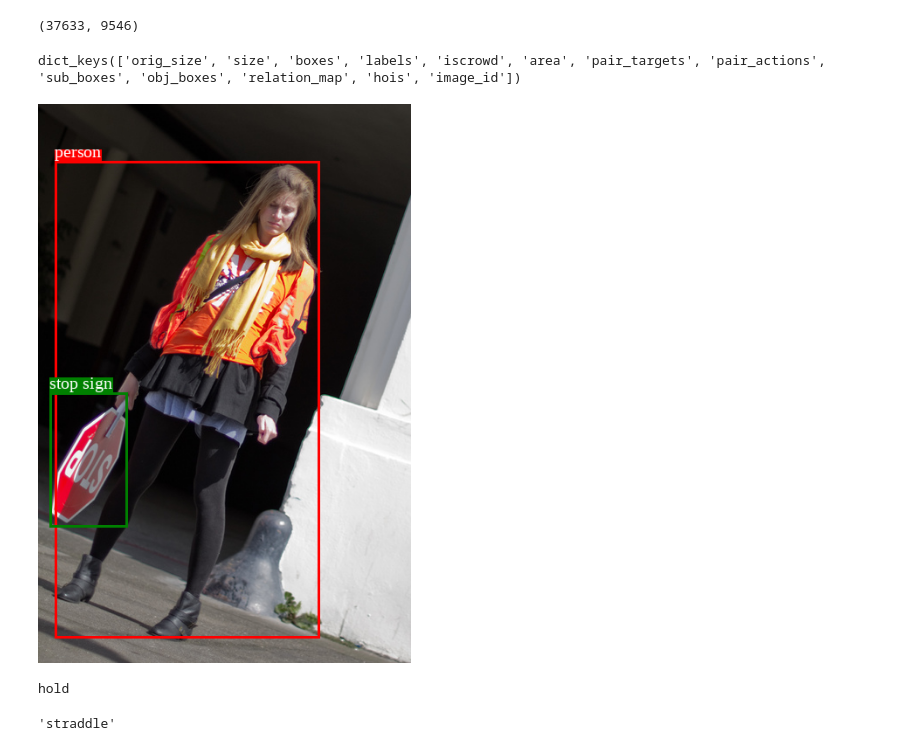
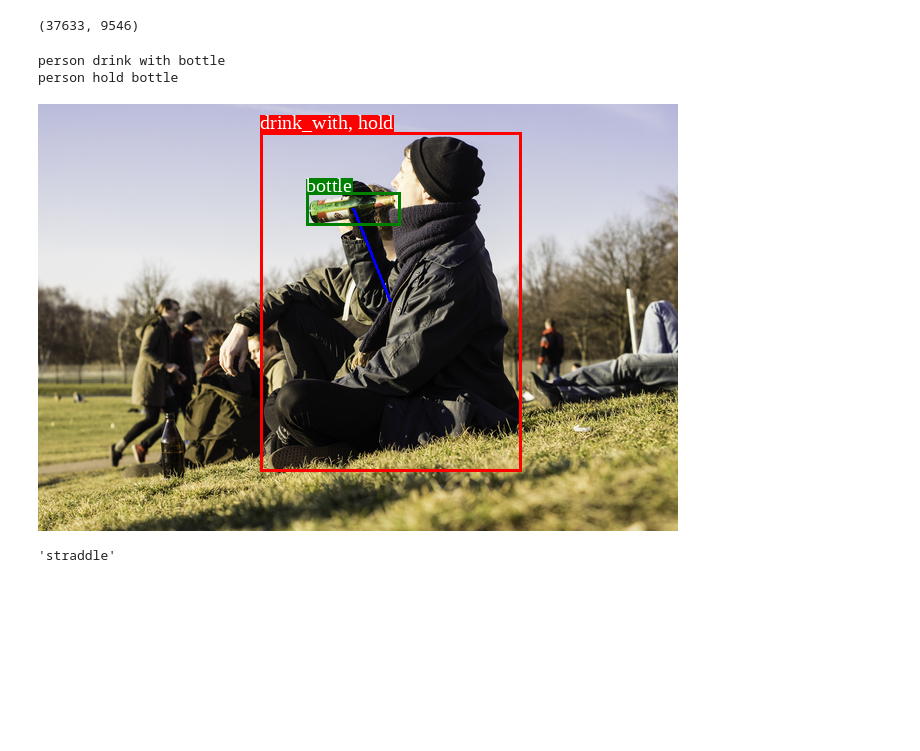
Before and after one commit to Absolute-Value/HICO-DET_Visualization, a Jupyter notebook: hico_from_json.ipynb, the cells around one changed output. Cells and saved outputs as stored; diff of their text form; code cells hidden in the pictures; blank space fills up the shorter version.

```diff
--- a/hico_from_json.ipynb
+++ b/hico_from_json.ipynb
@@ -24,40 +24,46 @@ for i, (img, anno) in enumerate(dataset_train):
   hois = anno["hois"]
   boxes = anno["boxes"]
   labels = anno["labels"]
-  hoi_names = []
+  last_id = -1
   for (hum_id, obj_id, hoi_id) in hois:
+    if hum_id != last_id:
+      hoi_names = []
+    last_id = hum_id
     hum_bb = boxes[hum_id]
     hum_label = labels[hum_id]
     hum_name = COCO_CLASSES[hum_label]
 
     obj_bb = boxes[obj_id]
     obj_label = labels[obj_id]
     obj_name = COCO_CLASSES[obj_label]
 
     hoi_name = actions[hoi_id]
     hoi_names.append(hoi_name)
 
+    draw.line(((hum_bb[0]+hum_bb[2])//2, (hum_bb[1]+hum_bb[3])//2, (obj_bb[0]+obj_bb[2])//2, (obj_bb[1]+obj_bb[3])//2), fill="blue", width=3)
+
     draw.rectangle((hum_bb[0], hum_bb[1], hum_bb[2], hum_bb[3]), outline="red", width=3)
-    text_area = draw.textbbox((hum_bb[0], hum_bb[1]), hum_name, font=font, anchor="lb")
+    text_area = draw.textbbox((hum_bb[0], hum_bb[1]), ", ".join(hoi_names), font=font, anchor="lb")
     draw.rectangle(text_area, fill="red")
-    draw.text((hum_bb[0], hum_bb[1]), hum_name, fill='white', font=font, anchor="lb")
+    draw.text((hum_bb[0], hum_bb[1]), ", ".join(hoi_names), fill='white', font=font, anchor="lb")
 
     draw.rectangle((obj_bb[0], obj_bb[1], obj_bb[2], obj_bb[3]), outline="green", width=3)
     text_area = draw.textbbox((obj_bb[0], obj_bb[1]), obj_name, font=font, anchor="lb")
     draw.rectangle(text_area, fill="green")
     draw.text((obj_bb[0], obj_bb[1]), obj_name, fill='white', font=font, anchor="lb")
 
+    print(hum_name, hoi_name.replace('_', ' '), obj_name)
+
   display(img)
-  print(", ".join(hoi_names))
 
   message = input(str(i))
   if message == 'end':
     break
   clear_output(True)
 # %% [output]
-dict_keys(['orig_size', 'size', 'boxes', 'labels', 'iscrowd', 'area', 'pair_targets', 'pair_actions', 'sub_boxes', 'obj_boxes', 'relation_map', 'hois', 'image_id'])
+person drink with bottle
+person hold bottle
-[figure, old version]
+[figure, new version]
-hold
 # %%
 dataset_train.get_actions()[98]
 # %% [output]
```
